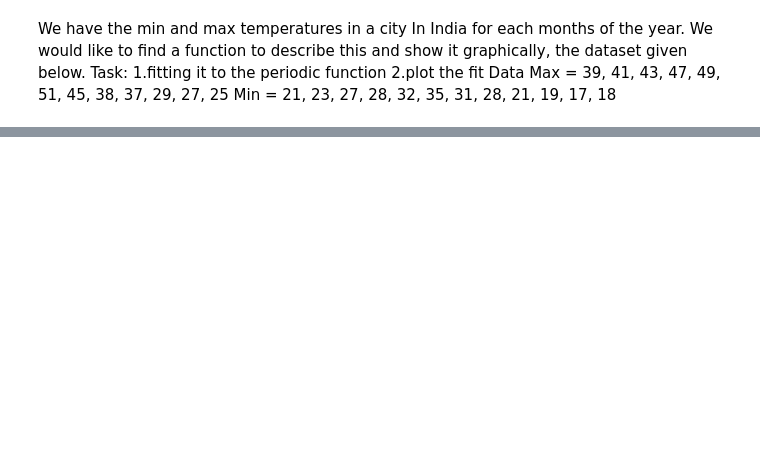
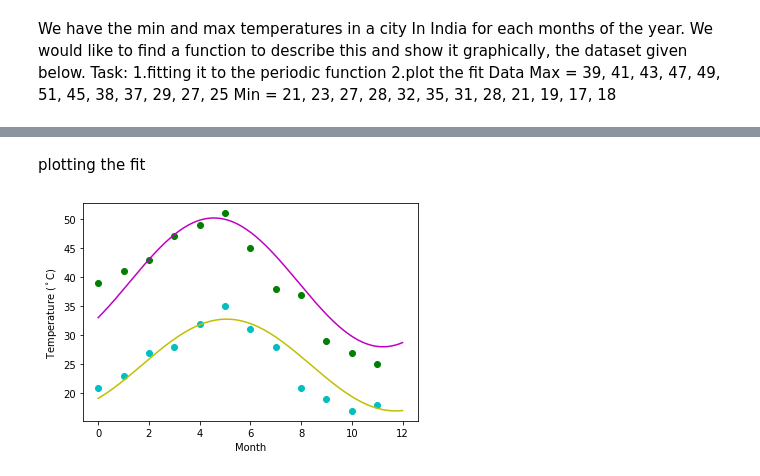
Before and after one commit to Jaya-Chandra/ineuronAssignments, a Jupyter notebook: matplotlib_assignment.ipynb, the cells around one changed output, grey strips where cells are left out. Saved outputs shown, nothing was run; the diff lists cells and outputs as text; code cells hidden in the pictures; blank space fills up the shorter version.

```diff
--- a/matplotlib_assignment.ipynb
+++ b/matplotlib_assignment.ipynb
@@ -40,0 +32,25 @@ df.plot()
+# %%
+def yearly_temps(times, avg, ampl, time_offset):
+    return (avg
+            + ampl * np.cos((times + time_offset) * 1.8 * np.pi / times.max()))
+
+res_max, cov_max = optimize.curve_fit(yearly_temps, months,
+                                      Max, [40, 20, 0])
+res_min, cov_min = optimize.curve_fit(yearly_temps, months,
+                                      Min, [-40, 20, 0])
+# %% [markdown]
+plotting the fit
+# %%
+days = np.linspace(0, 12, num=365)
+
+plt.figure()
+plt.plot(months, temp_max, 'go')
+plt.plot(days, yearly_temps(days, *res_max), 'm-')
+plt.plot(months, temp_min, 'co')
+plt.plot(days, yearly_temps(days, *res_min), 'y-')
+plt.xlabel('Month')
+plt.ylabel('Temperature ($^\circ$C)')
+
+plt.show()
+# %% [output]
+[figure, added]
```
Also changed, not shown: parts of 12 cells of this notebook.
